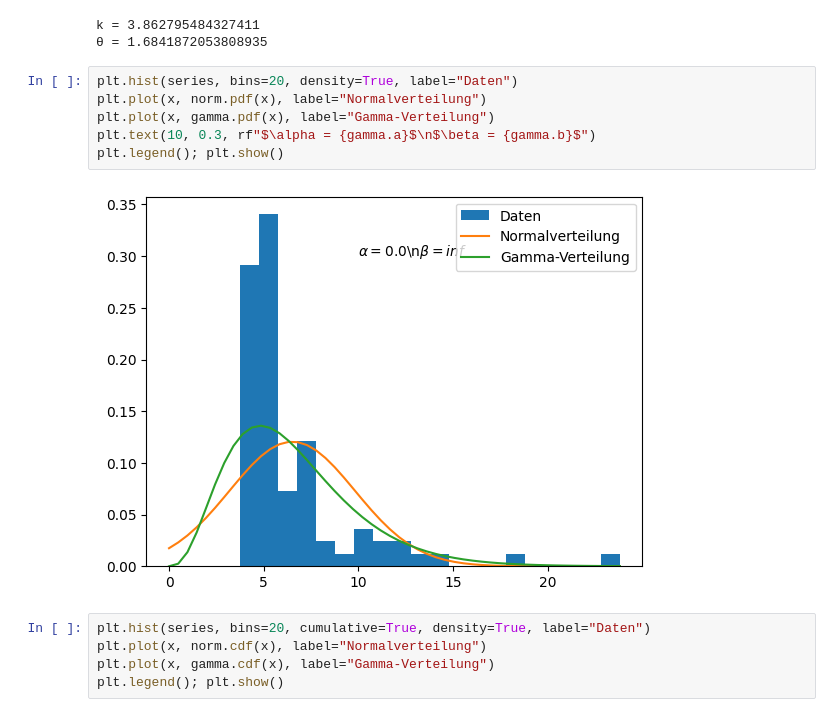
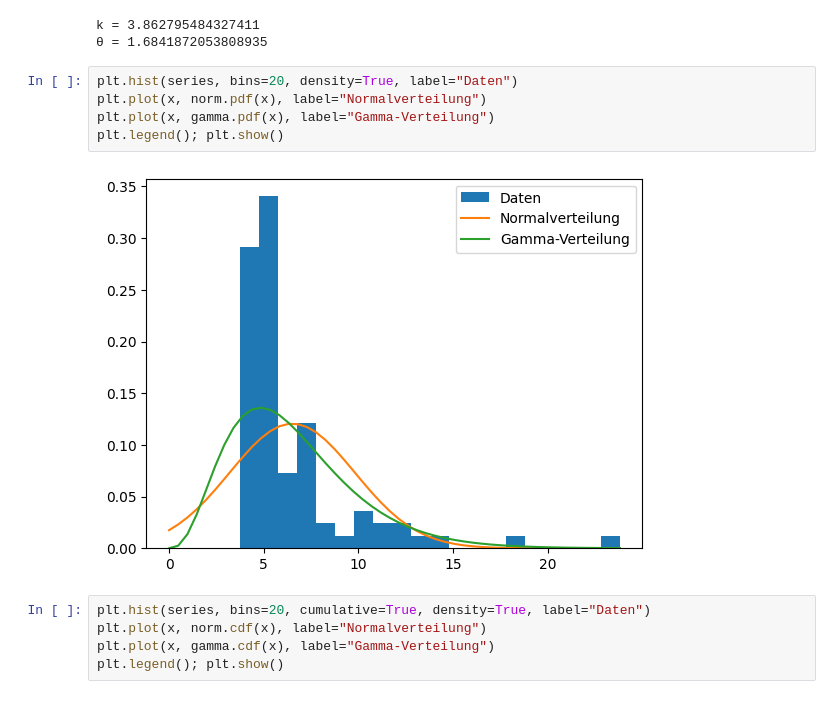
Before and after one commit to axtimhaus/imf-kolloquium-weiner-stats, a Jupyter notebook: Statistik für Umformtechniker.ipynb, the cells around one changed output. Drawn from its saved outputs; the diff is of its cells as text.

```diff
--- a/Statistik für Umformtechniker.ipynb
+++ b/Statistik für Umformtechniker.ipynb
@@ -146,11 +150,10 @@ k = 3.862795484327411
 # %%
 plt.hist(series, bins=20, density=True, label="Daten")
 plt.plot(x, norm.pdf(x), label="Normalverteilung")
 plt.plot(x, gamma.pdf(x), label="Gamma-Verteilung")
-plt.text(10, 0.3, rf"$\alpha = {gamma.a}$\n$\beta = {gamma.b}$")
 plt.legend(); plt.show()
 # %% [output]
-[figure, old version]
+[figure, new version]
 # %%
 plt.hist(series, bins=20, cumulative=True, density=True, label="Daten")
 plt.plot(x, norm.cdf(x), label="Normalverteilung")
```
Also changed, not shown: parts of 12 cells of this notebook, 6 other files.
